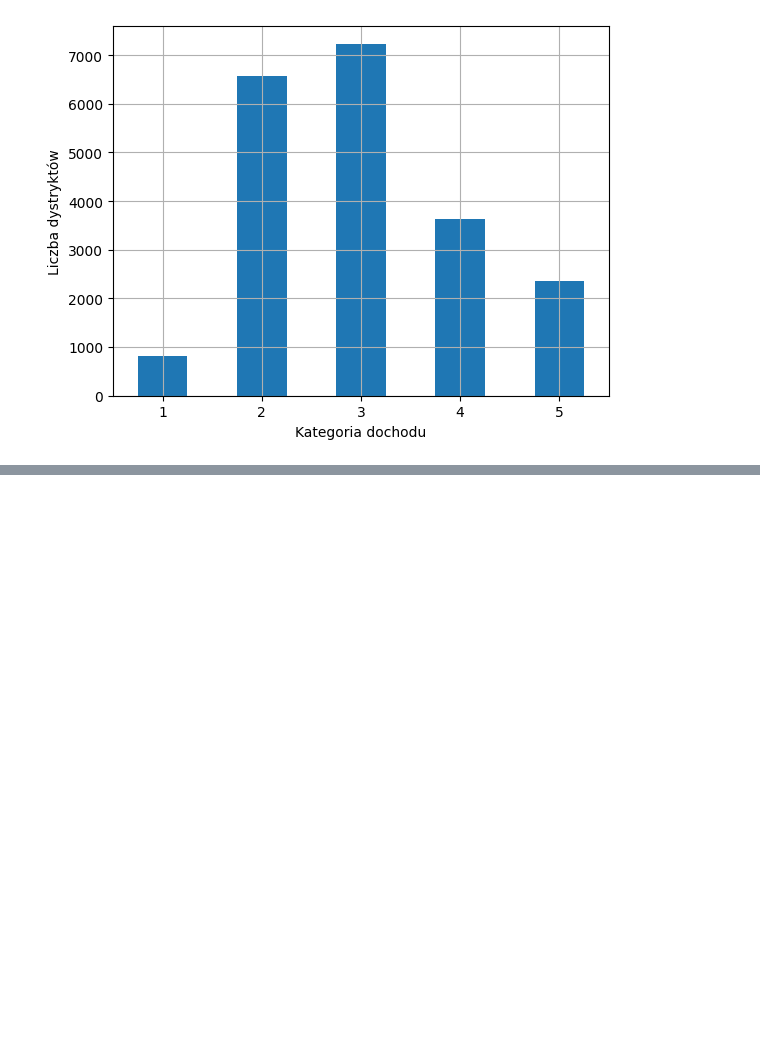
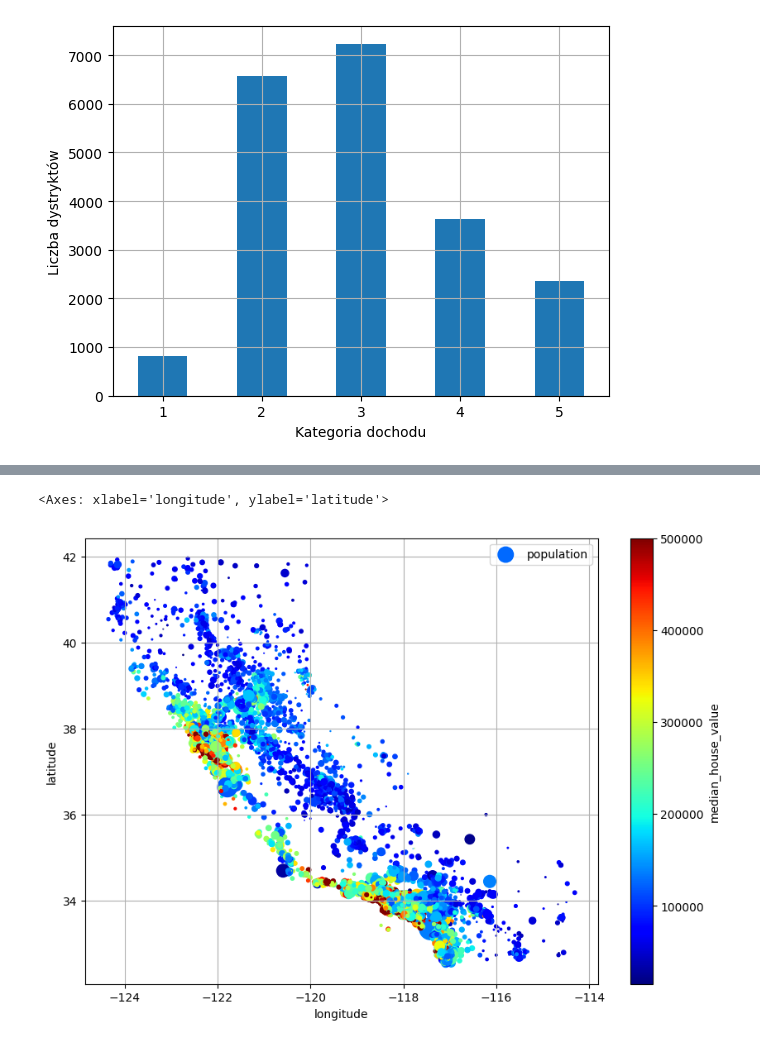
Before and after one commit to maciekpojedynski/Geron, a Jupyter notebook: 02_chapter.ipynb, the cells around one changed output, grey strips where cells are left out. Saved outputs shown, nothing was run; the diff lists cells and outputs as text; code cells hidden in the pictures; blank space fills up the shorter version.

```diff
--- a/02_chapter.ipynb
+++ b/02_chapter.ipynb
@@ -102,0 +141,7 @@ plt.show()
+# %%
+''' Dodanie wielkości kółek zależnych od populacji oraz kolorów zależnych od ceny '''
+data.plot(x = 'longitude', y = 'latitude', kind = 'scatter', grid = True, s = data['population'] / 100, label = 'population', c = 'median_house_value',
+          cmap = 'jet', colorbar = True, legend = True, sharex = False, figsize = (10,7))
+# %% [output]
+<Axes: xlabel='longitude', ylabel='latitude'>
+[figure, added]
```
Also changed, not shown: parts of 32 cells of this notebook.
